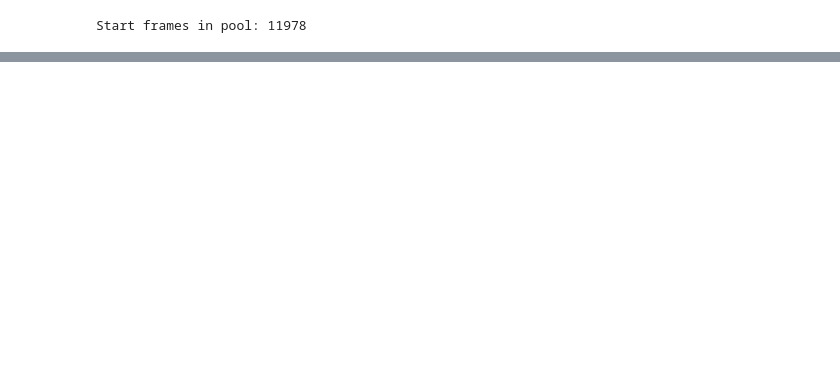
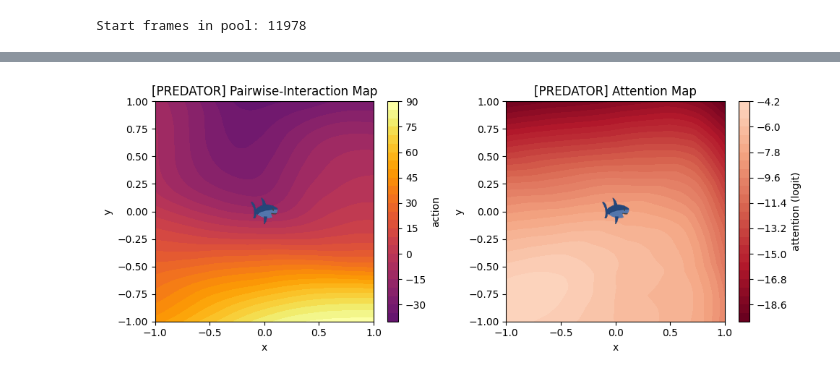
Before and after one commit to wirthy21/Master-Thesis, a Jupyter notebook: notebooks/2.2 BC training.ipynb, the cells around one changed output, grey strips where cells are left out. Saved outputs shown, nothing was run; the diff lists cells and outputs as text; code cells hidden in the pictures; blank space fills up the shorter version.

```diff
--- a/notebooks/2.2 BC training.ipynb
+++ b/notebooks/2.2 BC training.ipynb
@@ -122,0 +115,7 @@ FileNotFoundError: No such file or directory: 'c:\Users\janni\anaconda3\envs\tes
+# %%
+xs, ys, pred_action_map, pred_attn_map = compute_pin_an_maps(pin=pred_policy.pairwise, an=pred_policy.attention)
+
+pred_img_path = rf"..\data\3. Evaluation\images\predator.png"
+plot_policy_maps(xs, ys, pred_action_map, pred_attn_map, role="predator", img_path=pred_img_path)
+# %% [output]
+[figure, added]
```
Also changed, not shown: parts of 11 cells of this notebook, 6 other files.
